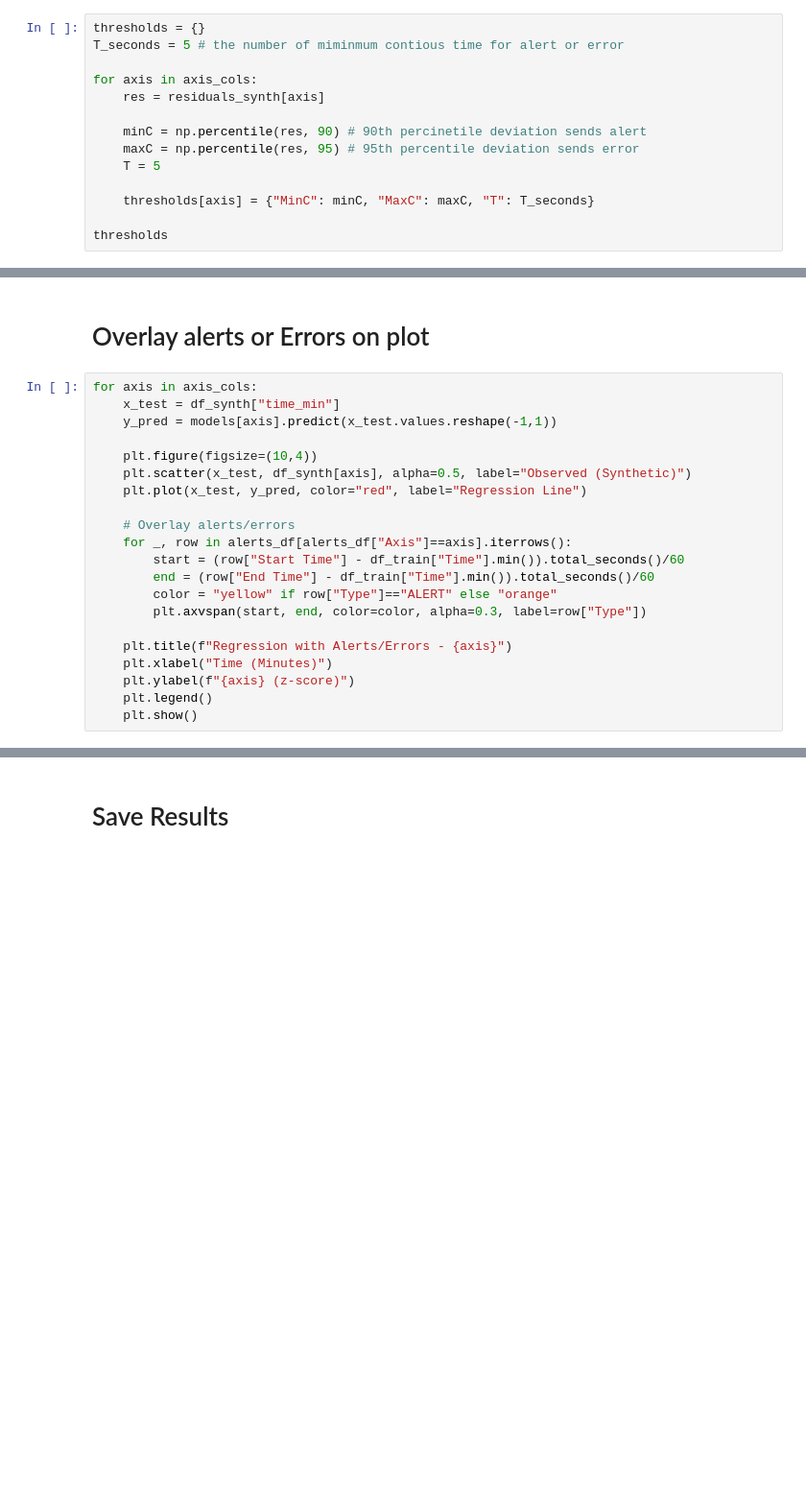
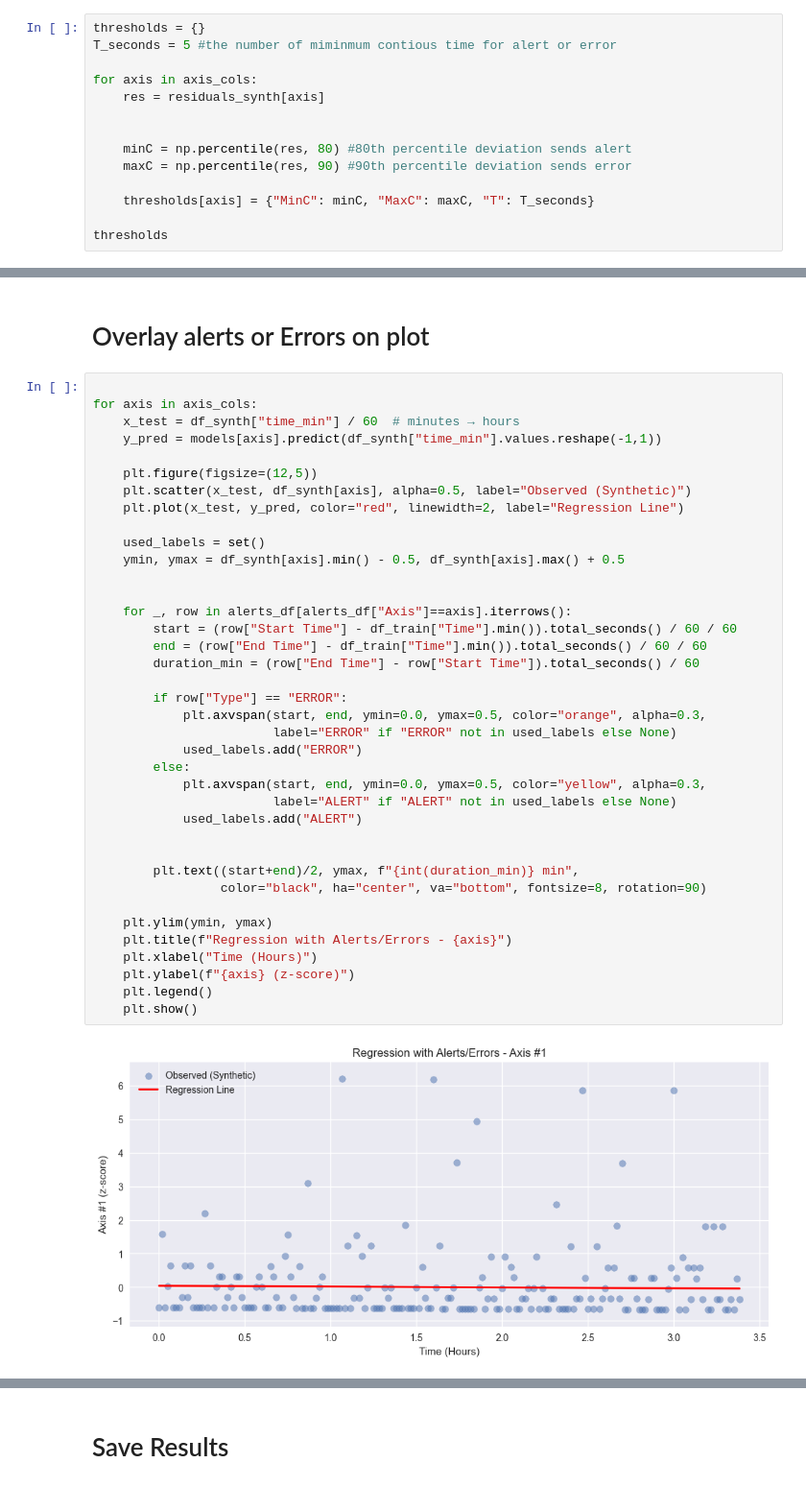
Before and after one commit to JariusBedward-8841640/CSCN8010_Practical_Lab1_ArchitectureVer, a Jupyter notebook: DataStreamPracticalLab,.ipynb, the cells around one changed output, grey strips where cells are left out. Shown at 96% size. Cells and saved outputs as stored; diff of their text form; blank space fills up the shorter version.

```diff
--- a/DataStreamPracticalLab,.ipynb
+++ b/DataStreamPracticalLab,.ipynb
@@ -247,13 +270,13 @@ Define Min Max
 # %%
 thresholds = {}
-T_seconds = 5 # the number of miminmum contious time for alert or error
+T_seconds = 5 #the number of miminmum contious time for alert or error
 
 for axis in axis_cols:
     res = residuals_synth[axis]
 
-    minC = np.percentile(res, 90) # 90th percinetile deviation sends alert
-    maxC = np.percentile(res, 95) # 95th percentile deviation sends error
-    T = 5
+
+    minC = np.percentile(res, 80) #80th percentile deviation sends alert
+    maxC = np.percentile(res, 90) #90th percentile deviation sends error
 
     thresholds[axis] = {"MinC": minC, "MaxC": maxC, "T": T_seconds}
 
@@ -318,23 +351,42 @@ TypeError: 'NoneType' object is not iterable
 # %% [markdown]
 # Overlay alerts or Errors on plot
 # %%
+
 for axis in axis_cols:
-    x_test = df_synth["time_min"]
-    y_pred = models[axis].predict(x_test.values.reshape(-1,1))
+    x_test = df_synth["time_min"] / 60  # minutes → hours
+    y_pred = models[axis].predict(df_synth["time_min"].values.reshape(-1,1))
 
-    plt.figure(figsize=(10,4))
+    plt.figure(figsize=(12,5))
     plt.scatter(x_test, df_synth[axis], alpha=0.5, label="Observed (Synthetic)")
-    plt.plot(x_test, y_pred, color="red", label="Regression Line")
+    plt.plot(x_test, y_pred, color="red", linewidth=2, label="Regression Line")
 
-    # Overlay alerts/errors
+    used_labels = set()
+    ymin, ymax = df_synth[axis].min() - 0.5, df_synth[axis].max() + 0.5
+
+
     for _, row in alerts_df[alerts_df["Axis"]==axis].iterrows():
-        start = (row["Start Time"] - df_train["Time"].min()).total_seconds()/60
-        end = (row["End Time"] - df_train["Time"].min()).total_seconds()/60
-        color = "yellow" if row["Type"]=="ALERT" else "orange"
-        plt.axvspan(start, end, color=color, alpha=0.3, label=row["Type"])
+        start = (row["Start Time"] - df_train["Time"].min()).total_seconds() / 60 / 60
+        end = (row["End Time"] - df_train["Time"].min()).total_seconds() / 60 / 60
+        duration_min = (row["End Time"] - row["Start Time"]).total_seconds() / 60
 
+        if row["Type"] == "ERROR":
+            plt.axvspan(start, end, ymin=0.0, ymax=0.5, color="orange", alpha=0.3,
+                        label="ERROR" if "ERROR" not in used_labels else None)
+            used_labels.add("ERROR")
+        else:
+            plt.axvspan(start, end, ymin=0.0, ymax=0.5, color="yellow", alpha=0.3,
+                        label="ALERT" if "ALERT" not in used_labels else None)
+            used_labels.add("ALERT")
+
+
+        plt.text((start+end)/2, ymax, f"{int(duration_min)} min",
+                 color="black", ha="center", va="bottom", fontsize=8, rotation=90)
+
+    plt.ylim(ymin, ymax)
     plt.title(f"Regression with Alerts/Errors - {axis}")
-    plt.xlabel("Time (Minutes)")
+    plt.xlabel("Time (Hours)")
     plt.ylabel(f"{axis} (z-score)")
     plt.legend()
     plt.show()
+# %% [output]
+[figure, added]
```
Also changed, not shown: parts of 16 cells of this notebook, 10 other files.
